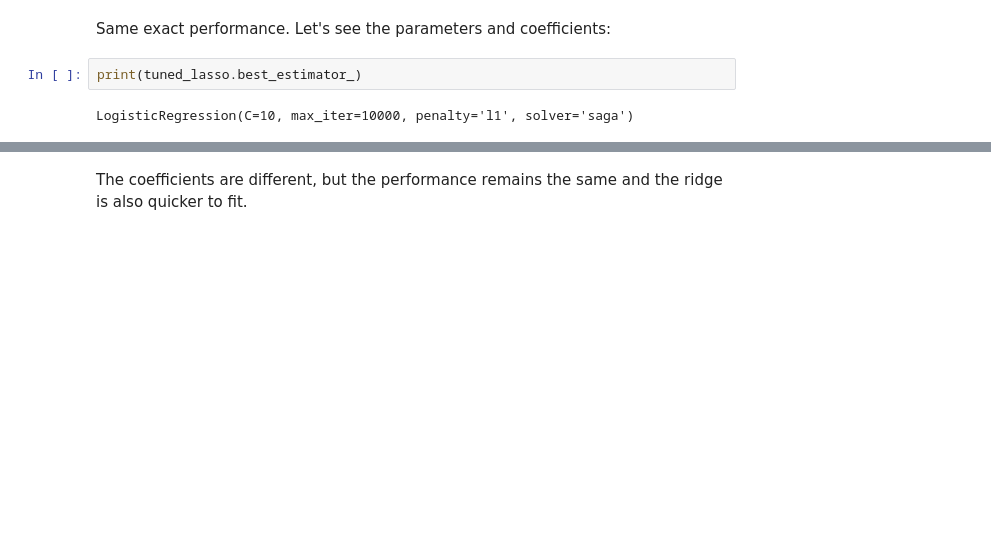
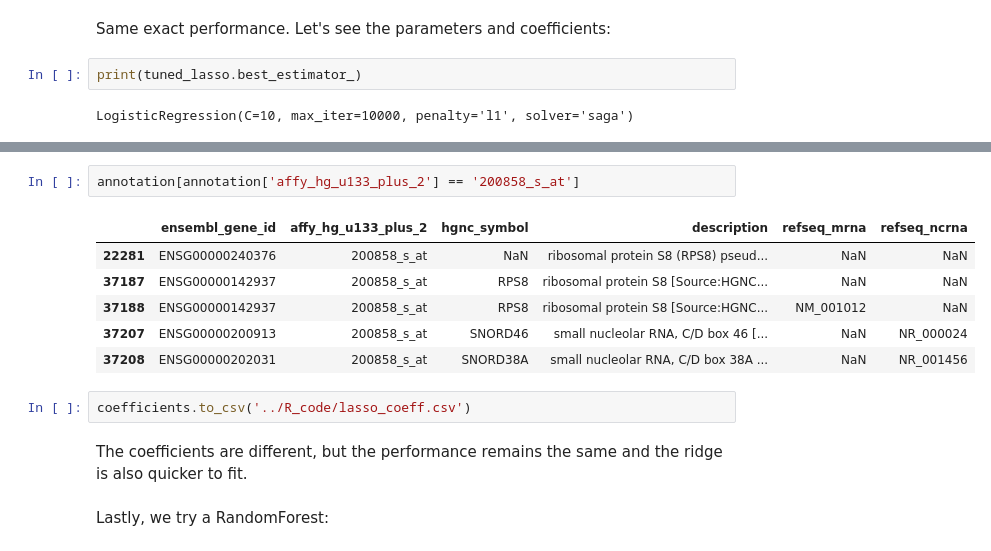
Before and after one commit to annalisaxamin/LBDM, a Jupyter notebook: Python/test_ML.ipynb, the cells around one changed output, grey strips where cells are left out. Cells and saved outputs as stored; diff of their text form; blank space fills up the shorter version.

```diff
--- a/Python/test_ML.ipynb
+++ b/Python/test_ML.ipynb
@@ -277,2 +314,15 @@ print(lasso.coef_)
+# %%
+annotation[annotation['affy_hg_u133_plus_2'] == '200858_s_at']
+# %% [output]
+|  | ensembl_gene_id | affy_hg_u133_plus_2 | hgnc_symbol | description | refseq_mrna | refseq_ncrna |
+| 22281 | ENSG00000240376 | 200858_s_at | NaN | ribosomal protein S8 (RPS8) pseud... | NaN | NaN |
+| 37187 | ENSG00000142937 | 200858_s_at | RPS8 | ribosomal protein S8 [Source:HGNC... | NaN | NaN |
+| 37188 | ENSG00000142937 | 200858_s_at | RPS8 | ribosomal protein S8 [Source:HGNC... | NM_001012 | NaN |
+| 37207 | ENSG00000200913 | 200858_s_at | SNORD46 | small nucleolar RNA, C/D box 46 [... | NaN | NR_000024 |
+| 37208 | ENSG00000202031 | 200858_s_at | SNORD38A | small nucleolar RNA, C/D box 38A ... | NaN | NR_001456 |
+# %%
+coefficients.to_csv('../R_code/lasso_coeff.csv')
 # %% [markdown]
 The coefficients are different, but the performance remains the same and the ridge is also quicker to fit.
+# %% [markdown]
+Lastly, we try a RandomForest:
```
Also changed, not shown: parts of 26 cells of this notebook, 17 other files.
